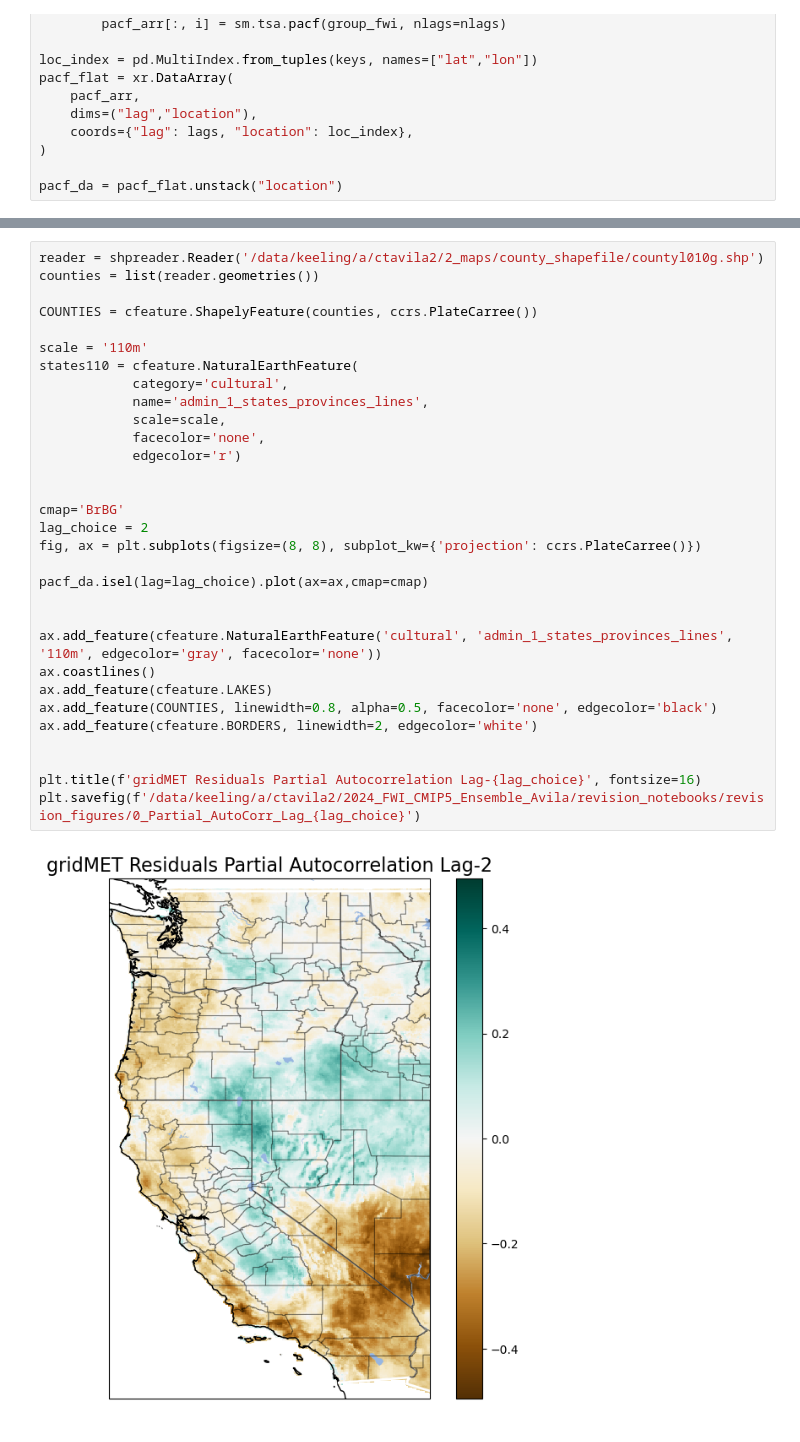
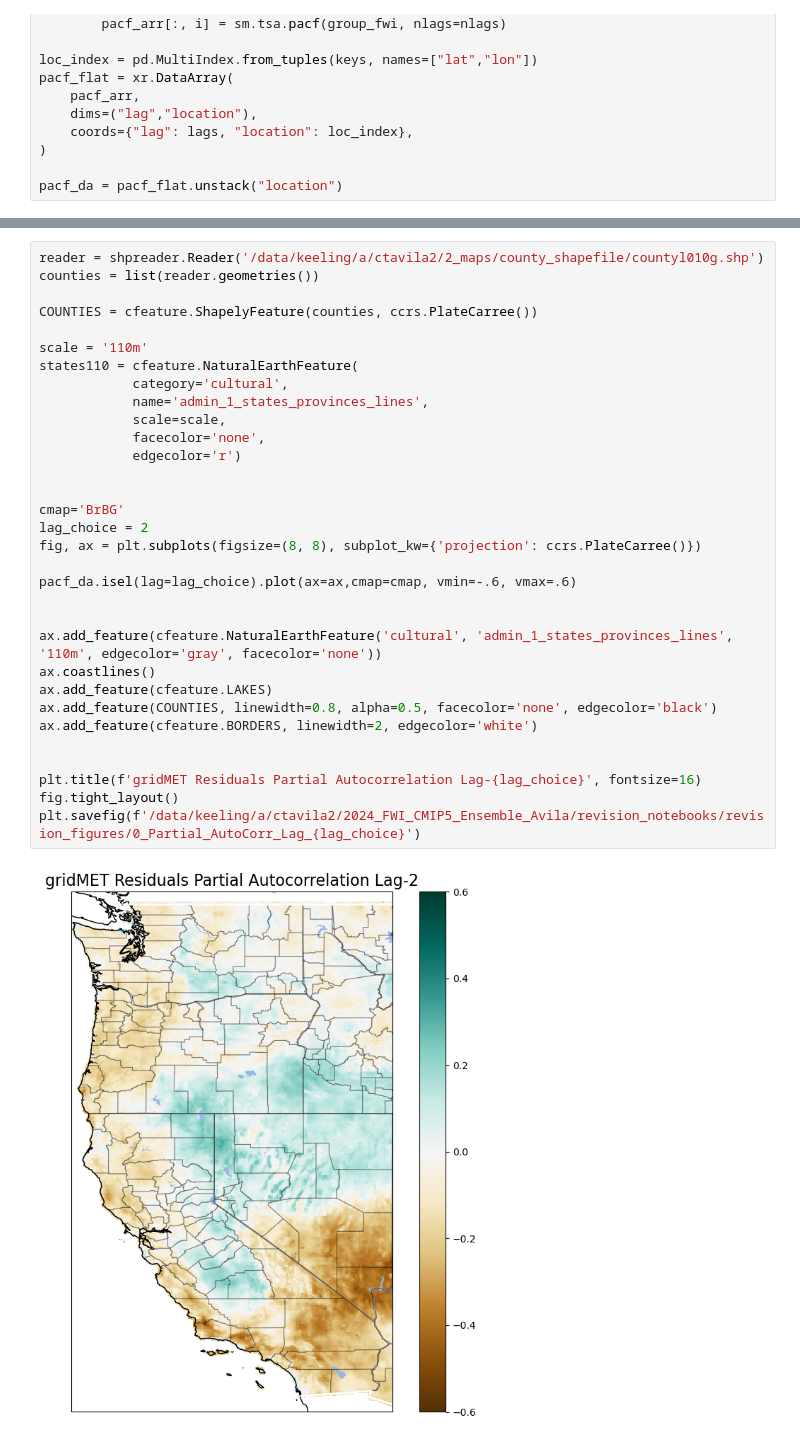
Before and after one commit to theo-avila/2024_FWI_CMIP5_Ensemble_Avila, a Jupyter notebook: revision_notebooks/AR_map.ipynb, the cells around one changed output, grey strips where cells are left out. Drawn from its saved outputs; the diff is of its cells as text.

```diff
--- a/revision_notebooks/AR_map.ipynb
+++ b/revision_notebooks/AR_map.ipynb
@@ -96,32 +97,33 @@ plt.savefig(f'/data/keeling/a/ctavila2/2024_FWI_CMIP5_Ensemble_Avila/revision_no
 reader = shpreader.Reader('/data/keeling/a/ctavila2/2_maps/county_shapefile/countyl010g.shp')
 counties = list(reader.geometries())
 
 COUNTIES = cfeature.ShapelyFeature(counties, ccrs.PlateCarree())
 
 scale = '110m'
 states110 = cfeature.NaturalEarthFeature(
             category='cultural',
             name='admin_1_states_provinces_lines',
             scale=scale,
             facecolor='none',
             edgecolor='r')
 
 
 cmap='BrBG'
 lag_choice = 2
 fig, ax = plt.subplots(figsize=(8, 8), subplot_kw={'projection': ccrs.PlateCarree()})
 
-pacf_da.isel(lag=lag_choice).plot(ax=ax,cmap=cmap)
+pacf_da.isel(lag=lag_choice).plot(ax=ax,cmap=cmap, vmin=-.6, vmax=.6)
 
 
 ax.add_feature(cfeature.NaturalEarthFeature('cultural', 'admin_1_states_provinces_lines', '110m', edgecolor='gray', facecolor='none'))
 ax.coastlines()
 ax.add_feature(cfeature.LAKES)
 ax.add_feature(COUNTIES, linewidth=0.8, alpha=0.5, facecolor='none', edgecolor='black')
 ax.add_feature(cfeature.BORDERS, linewidth=2, edgecolor='white')
 
 
 plt.title(f'gridMET Residuals Partial Autocorrelation Lag-{lag_choice}', fontsize=16)
+fig.tight_layout()
 plt.savefig(f'/data/keeling/a/ctavila2/2024_FWI_CMIP5_Ensemble_Avila/revision_notebooks/revision_figures/0_Partial_AutoCorr_Lag_{lag_choice}')
 # %% [output]
-[figure, old version]
+[figure, new version]
```
Also changed, not shown: parts of 2 cells of this notebook, 5 other files.
